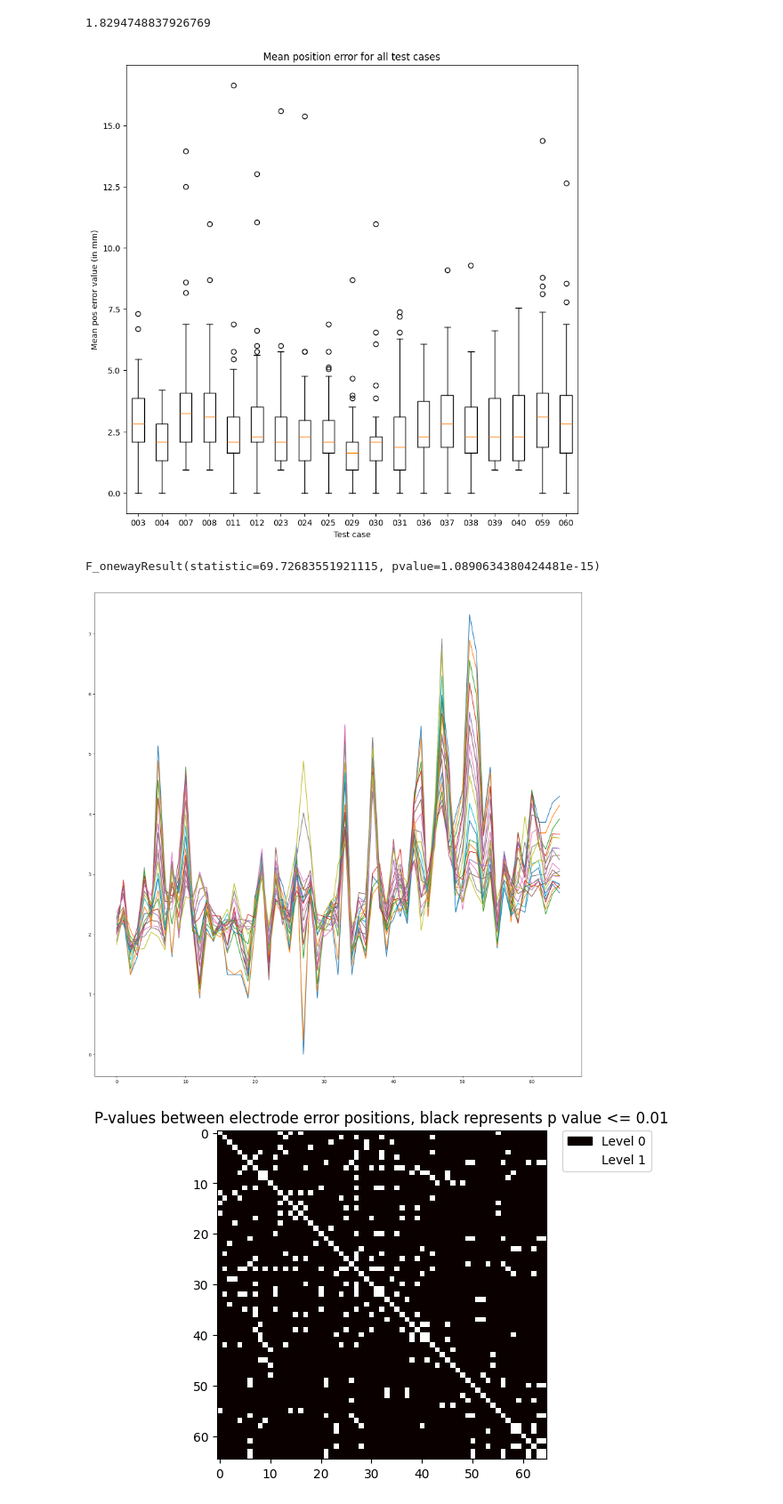
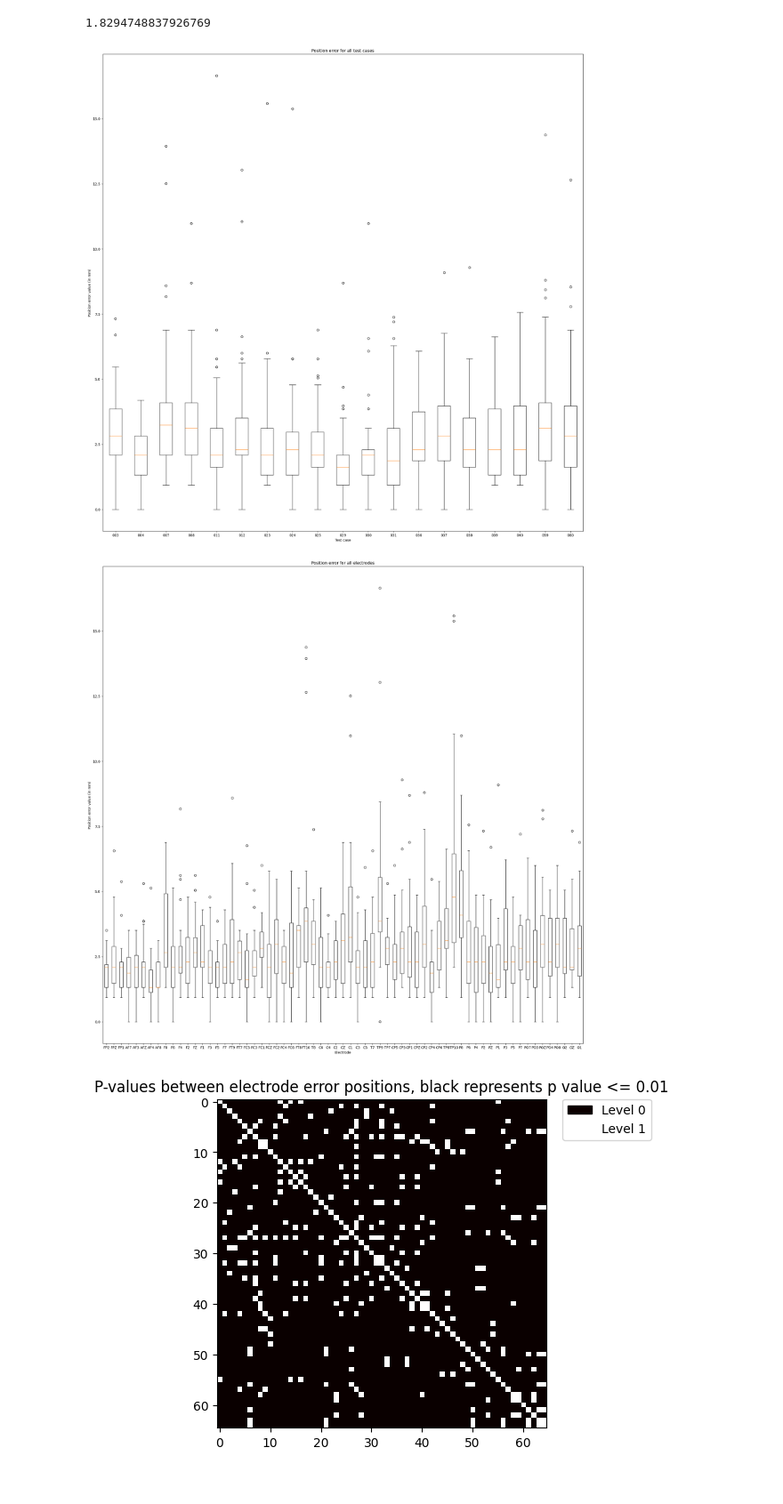
Before and after one commit to kinder99/Deep-Learning-Based-Localization-of-EEG-Electrodes-Within-MRI-Acquisitions-Project-ID-60685, a Jupyter notebook: Debug/error_pos_plotter.ipynb, the cells around one changed output. Shown: that part at 89% size. Drawn from its saved outputs; the diff is of its cells as text; code cells hidden in the pictures.

Commit message:
finalized boxplots

```diff
--- a/Debug/error_pos_plotter.ipynb
+++ b/Debug/error_pos_plotter.ipynb
@@ -180,12 +180,12 @@ print(np.std(l))
 1.8294748837926769
 # %%
 # Plot average error values for the 19 test cases
-fig, ax = plt.subplots(1,1,figsize=(10,10))
+fig, ax = plt.subplots(1,1,figsize=(25,25))
 x = np.arange(1,20,1)
 ax.boxplot(l)
-ax.set_title("Mean position error for all test cases")
+ax.set_title("Position error for all test cases")
 ax.set_xlabel("Test case")
-ax.set_ylabel("Mean pos error value (in mm)")
+ax.set_ylabel("Position error value (in mm)")
 ax.set_xticks(np.arange(1,20,1));
 plt.xticks(np.arange(1,20,1), test_set);
 # x = 0
@@ -201,25 +201,36 @@ plt.xticks(np.arange(1,20,1), test_set);
     # if x == 0:
     #     y += 1
 # %% [output]
-[figure, old version]
+[figure, new version]
+# %%
+electrodes = [
+    "FP2", "FPZ", "FP1", "AF7", "AF3", "AFZ", "AF4", "AF8", "F8", "F6",
+    "F4", "F2", "FZ", "F1", "F3", "F5", "F7", "FT9", "FT7", "FC5",
+    "FC3", "FC1", "FCZ", "FC2", "FC4", "FC6", "FT8", "FT10", "T8", "C6",
+    "C4", "C2", "CZ", "C1", "C3", "C5", "T7", "TP9", "TP7", "CP5",
+    "CP3", "CP1", "CPZ", "CP2", "CP4", "CP6", "TP8", "TP10", "P8", "P6",
+    "P4", "P2", "PZ", "P1", "P3", "P5", "P7", "PO7", "PO3", "POZ",
+    "PO4", "PO8", "O2", "OZ", "O1"
+] # Dictionary matching case number with electrode name
 # %%
 # Plot error values for each electrode for the 19 test cases
-fig, ax = plt.subplots(1,1,figsize=(20,20))
+fig, ax = plt.subplots(1,1,figsize=(25,25))
 x = 0
 y = 0
 reses = []
 for i in range(0,65):
     res = []
     for j in range(0,19):
-        res.append(vals[j][i])
-    electrode_values = smooth(res, 0.9)
-    reses.append(electrode_values)
-print(scipy.stats.f_oneway(reses[0],reses[1],reses[2]))
+        res.append(l[j][i])
+    reses.append(res)
 # je crois que la ligne au dessus indique que les données ne suivent pas une loi normale
-ax.plot(reses);
+ax.boxplot(reses);
+ax.set_title("Position error for all electrodes")
+ax.set_xlabel("Electrode")
+ax.set_ylabel("Position error value (in mm)")
+plt.xticks(np.arange(1,66,1), electrodes);
 # %% [output]
-F_onewayResult(statistic=69.72683551921115, pvalue=1.0890634380424481e-15)
-[figure, old version]
+[figure, new version]
 # %%
 ttests_stats = []
 ttests_pvalue = []
```
